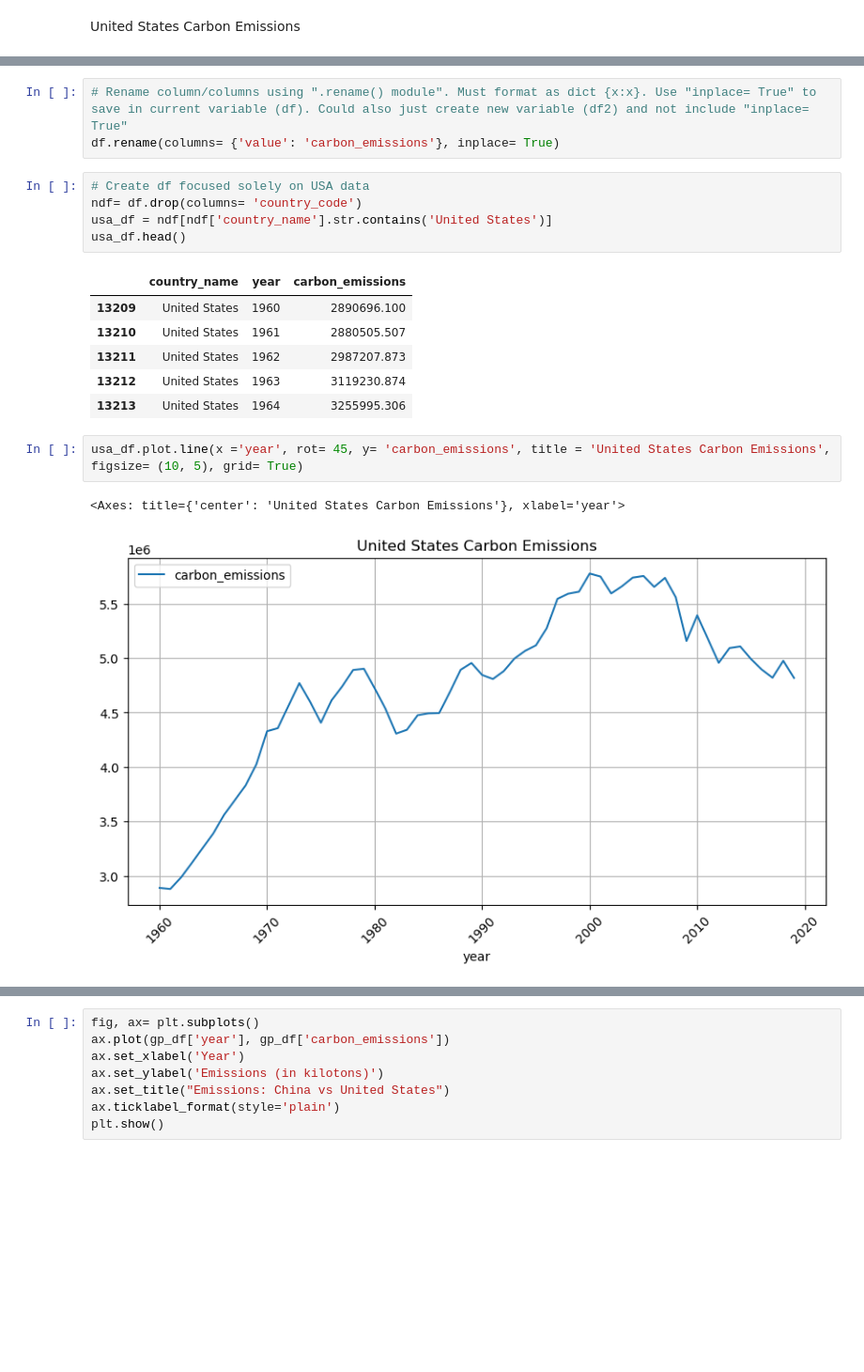
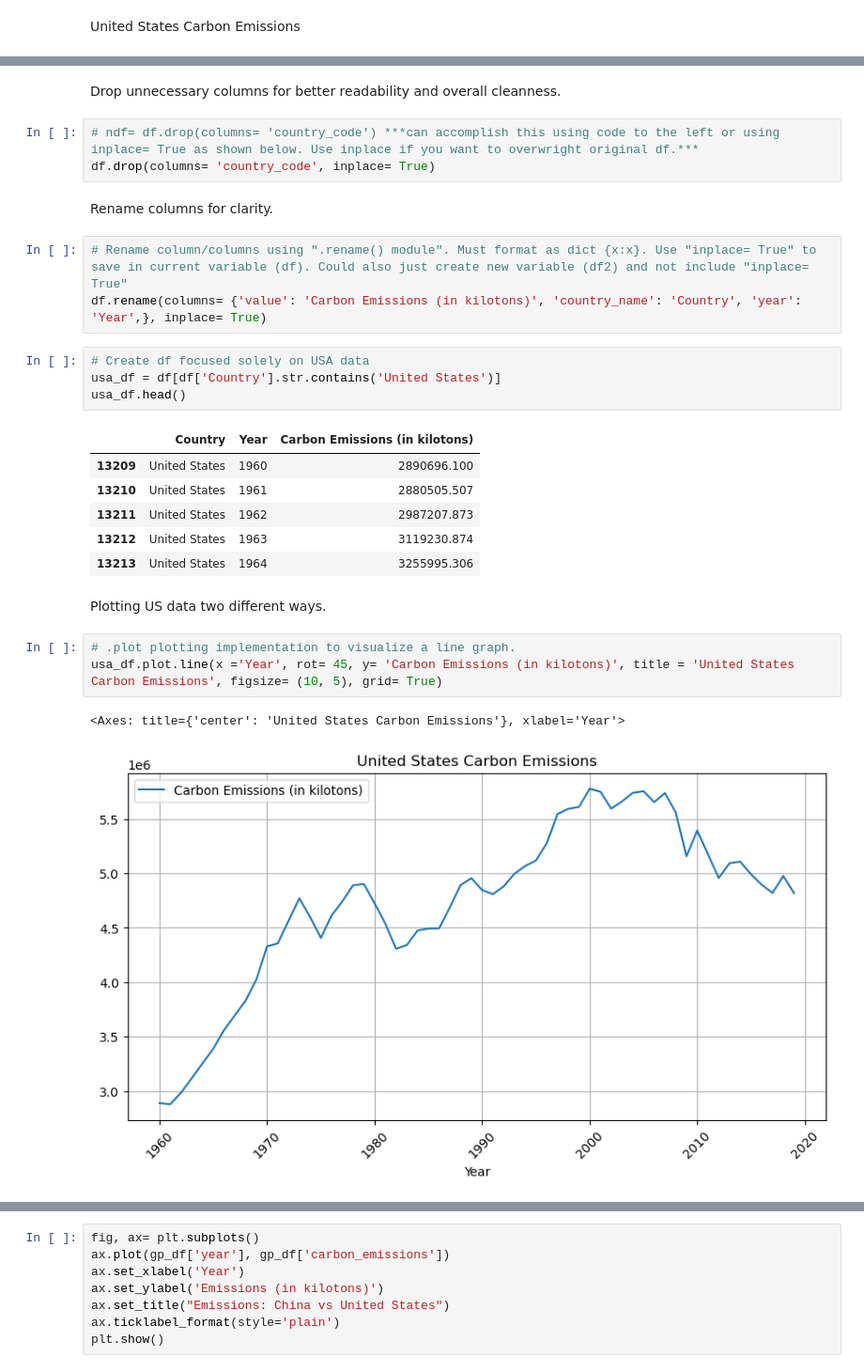
Before and after one commit to JeffreyFennell/Carbon-Emissions, a Jupyter notebook: carbon_emissions_project/carbon_emissions.ipynb, the cells around one changed output, grey strips where cells are left out. Shown at 94% size. Drawn from its saved outputs; the diff is of its cells as text; blank space fills up the shorter version.

Commit message:
Update carbon emissions

```diff
--- a/carbon_emissions_project/carbon_emissions.ipynb
+++ b/carbon_emissions_project/carbon_emissions.ipynb
@@ -20,21 +19,30 @@ memory usage: 109.1+ KB
+# %% [markdown]
+Drop unnecessary columns for better readability and overall cleanness.
+# %%
+# ndf= df.drop(columns= 'country_code') ***can accomplish this using code to the left or using inplace= True as shown below. Use inplace if you want to overwright original df.***
+df.drop(columns= 'country_code', inplace= True)
+# %% [markdown]
+Rename columns for clarity.
 # %%
 # Rename column/columns using ".rename() module". Must format as dict {x:x}. Use "inplace= True" to save in current variable (df). Could also just create new variable (df2) and not include "inplace= True"
-df.rename(columns= {'value': 'carbon_emissions'}, inplace= True)
+df.rename(columns= {'value': 'Carbon Emissions (in kilotons)', 'country_name': 'Country', 'year': 'Year',}, inplace= True)
 # %%
 # Create df focused solely on USA data
-ndf= df.drop(columns= 'country_code')
-usa_df = ndf[ndf['country_name'].str.contains('United States')]
+usa_df = df[df['Country'].str.contains('United States')]
 usa_df.head()
 # %% [output]
-|  | country_name | year | carbon_emissions |
+|  | Country | Year | Carbon Emissions (in kilotons) |
 | 13209 | United States | 1960 | 2890696.100 |
 | 13210 | United States | 1961 | 2880505.507 |
 | 13211 | United States | 1962 | 2987207.873 |
 | 13212 | United States | 1963 | 3119230.874 |
 | 13213 | United States | 1964 | 3255995.306 |
+# %% [markdown]
+Plotting US data two different ways.
 # %%
-usa_df.plot.line(x ='year', rot= 45, y= 'carbon_emissions', title = 'United States Carbon Emissions', figsize= (10, 5), grid= True)
+# .plot plotting implementation to visualize a line graph.
+usa_df.plot.line(x ='Year', rot= 45, y= 'Carbon Emissions (in kilotons)', title = 'United States Carbon Emissions', figsize= (10, 5), grid= True)
 # %% [output]
-<Axes: title={'center': 'United States Carbon Emissions'}, xlabel='year'>
+<Axes: title={'center': 'United States Carbon Emissions'}, xlabel='Year'>
-[figure, old version]
+[figure, new version]
 # %%
```
Also changed, not shown: parts of 3 cells of this notebook.
